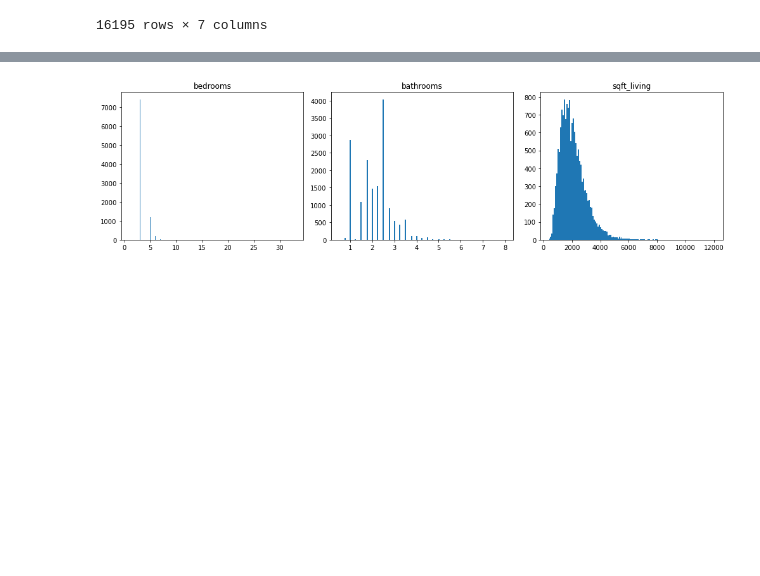
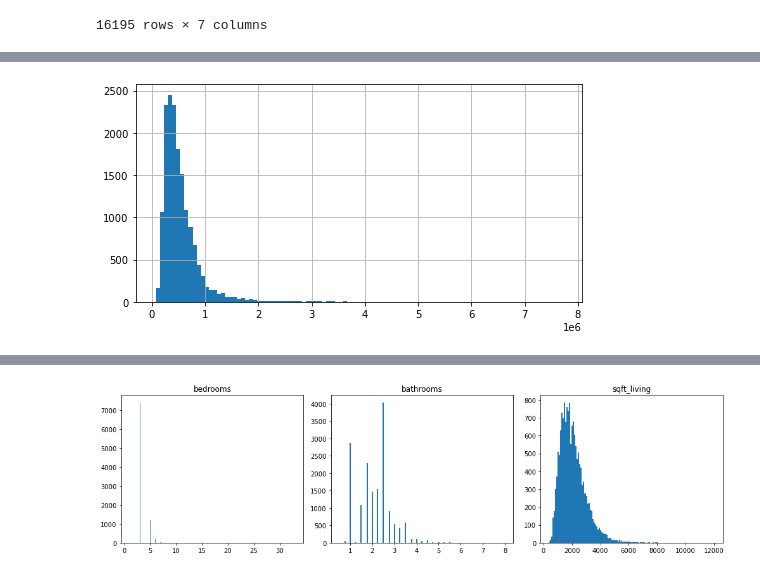
Before and after one commit to kevgross89/dsc-phase-2-project-v2-3, a Jupyter notebook: King County Phase 2 Project.ipynb, the cells around one changed output, grey strips where cells are left out. Cells and saved outputs as stored; diff of their text form; code cells hidden in the pictures; blank space fills up the shorter version.

```diff
--- a/King County Phase 2 Project.ipynb
+++ b/King County Phase 2 Project.ipynb
@@ -584,0 +624,4 @@ strong multicollinearity or other numerical problems.
+# %%
+y_train.hist(figsize=[8,4], bins=100);
+# %% [output]
+[figure, added]
```
Also changed, not shown: parts of 37 cells of this notebook.
